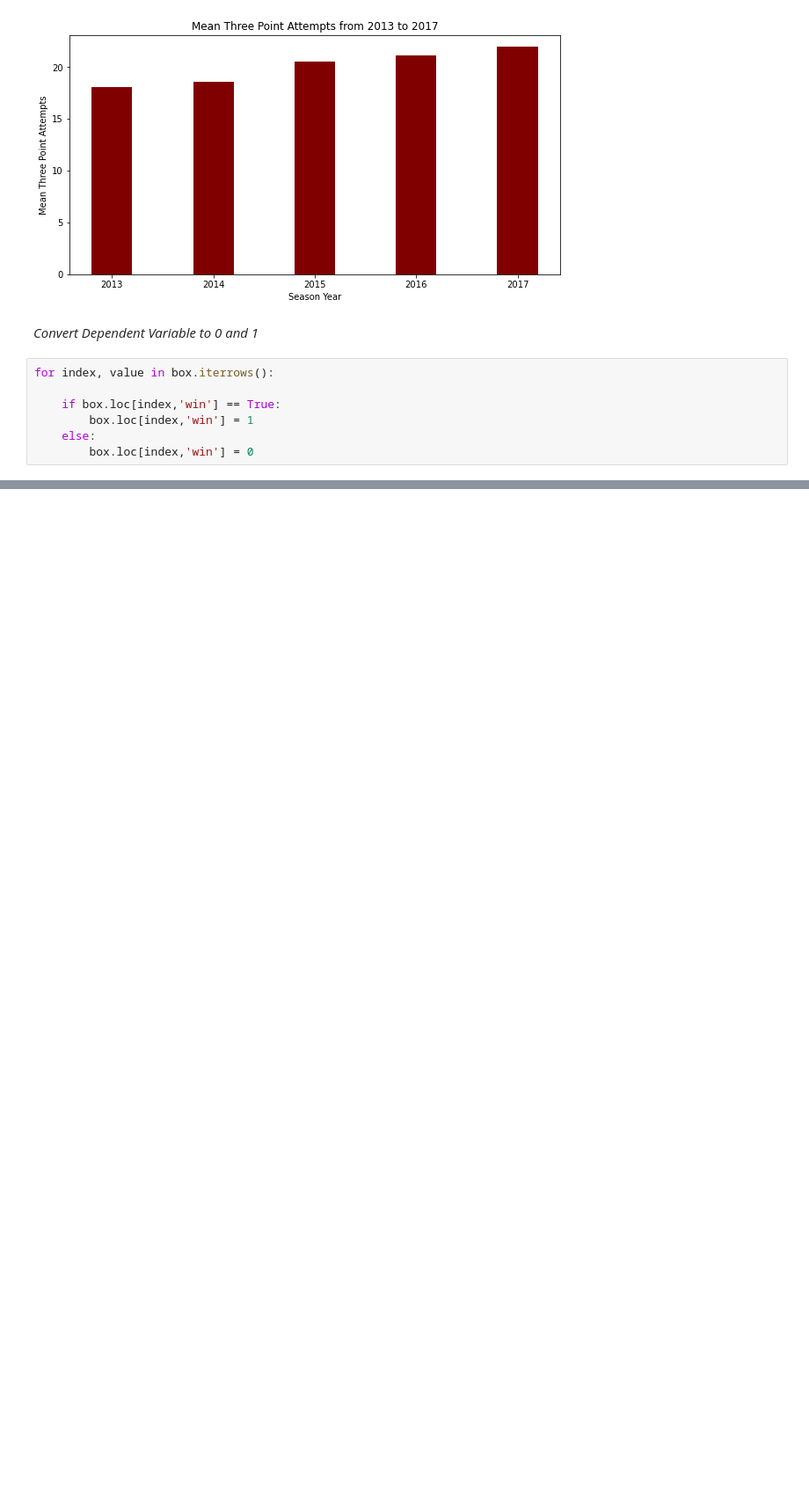
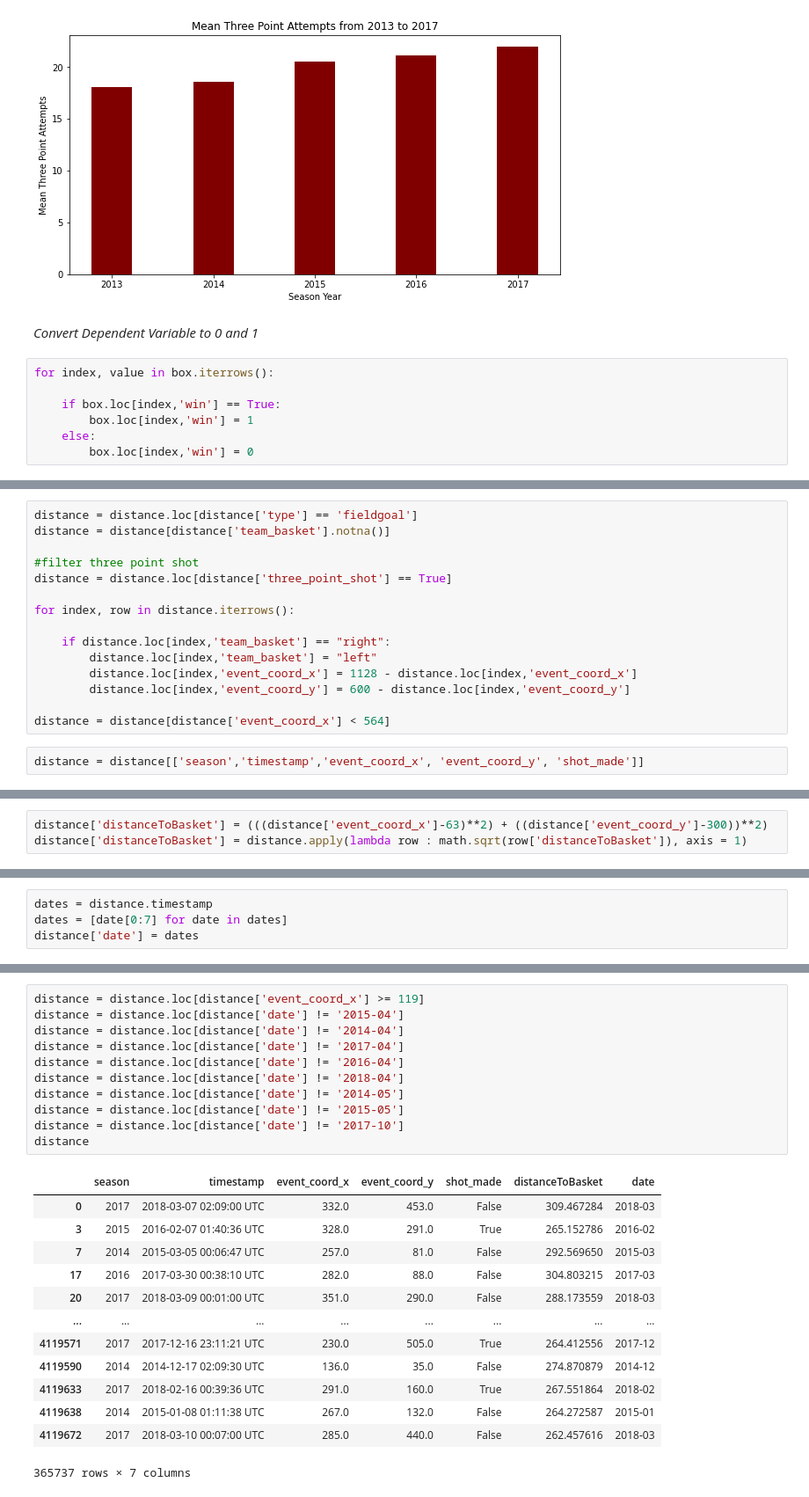
Before and after one commit to chejeong/NBA-NCAA-analytics, a Jupyter notebook: Code/analysis.ipynb, the cells around one changed output, grey strips where cells are left out. Shown: that part at 88% size. Cells and saved outputs as stored; diff of their text form; blank space fills up the shorter version.

```diff
--- a/Code/analysis.ipynb
+++ b/Code/analysis.ipynb
@@ -281,0 +283,17 @@ box.to_csv("/Users/chejeong/Desktop/ncaa_boxscore_filtered2.csv")
+# %%
+distance = distance.loc[distance['type'] == 'fieldgoal']
+distance = distance[distance['team_basket'].notna()]
+
+#filter three point shot
+distance = distance.loc[distance['three_point_shot'] == True]
+
+for index, row in distance.iterrows():
+
+    if distance.loc[index,'team_basket'] == "right":
+        distance.loc[index,'team_basket'] = "left"
+        distance.loc[index,'event_coord_x'] = 1128 - distance.loc[index,'event_coord_x']
+        distance.loc[index,'event_coord_y'] = 600 - distance.loc[index,'event_coord_y']
+
+distance = distance[distance['event_coord_x'] < 564]
+# %%
+distance = distance[['season','timestamp','event_coord_x', 'event_coord_y', 'shot_made']]
@@ -281,0 +302,3 @@ box.to_csv("/Users/chejeong/Desktop/ncaa_boxscore_filtered2.csv")
+# %%
+distance['distanceToBasket'] = (((distance['event_coord_x']-63)**2) + ((distance['event_coord_y']-300))**2)
+distance['distanceToBasket'] = distance.apply(lambda row : math.sqrt(row['distanceToBasket']), axis = 1)
@@ -281,0 +321,4 @@ box.to_csv("/Users/chejeong/Desktop/ncaa_boxscore_filtered2.csv")
+# %%
+dates = distance.timestamp
+dates = [date[0:7] for date in dates]
+distance['date'] = dates
@@ -281,0 +354,25 @@ box.to_csv("/Users/chejeong/Desktop/ncaa_boxscore_filtered2.csv")
+# %%
+distance = distance.loc[distance['event_coord_x'] >= 119]
+distance = distance.loc[distance['date'] != '2015-04']
+distance = distance.loc[distance['date'] != '2014-04']
+distance = distance.loc[distance['date'] != '2017-04']
+distance = distance.loc[distance['date'] != '2016-04']
+distance = distance.loc[distance['date'] != '2018-04']
+distance = distance.loc[distance['date'] != '2014-05']
+distance = distance.loc[distance['date'] != '2015-05']
+distance = distance.loc[distance['date'] != '2017-10']
+distance
+# %% [output]
+|  | season | timestamp | event_coord_x | event_coord_y | shot_made | distanceToBasket | date |
+| 0 | 2017 | 2018-03-07 02:09:00 UTC | 332.0 | 453.0 | False | 309.467284 | 2018-03 |
+| 3 | 2015 | 2016-02-07 01:40:36 UTC | 328.0 | 291.0 | True | 265.152786 | 2016-02 |
+| 7 | 2014 | 2015-03-05 00:06:47 UTC | 257.0 | 81.0 | False | 292.569650 | 2015-03 |
+| 17 | 2016 | 2017-03-30 00:38:10 UTC | 282.0 | 88.0 | False | 304.803215 | 2017-03 |
+| 20 | 2017 | 2018-03-09 00:01:00 UTC | 351.0 | 290.0 | False | 288.173559 | 2018-03 |
+| ... | ... | ... | ... | ... | ... | ... | ... |
+| 4119571 | 2017 | 2017-12-16 23:11:21 UTC | 230.0 | 505.0 | True | 264.412556 | 2017-12 |
+| 4119590 | 2014 | 2014-12-17 02:09:30 UTC | 136.0 | 35.0 | False | 274.870879 | 2014-12 |
+| 4119633 | 2017 | 2018-02-16 00:39:36 UTC | 291.0 | 160.0 | True | 267.551864 | 2018-02 |
+| 4119638 | 2014 | 2015-01-08 01:11:38 UTC | 267.0 | 132.0 | False | 264.272587 | 2015-01 |
+| 4119672 | 2017 | 2018-03-10 00:07:00 UTC | 285.0 | 440.0 | False | 262.457616 | 2018-03 |
+365737 rows × 7 columns
```
Also changed, not shown: parts of 17 cells of this notebook, 1 other file.
